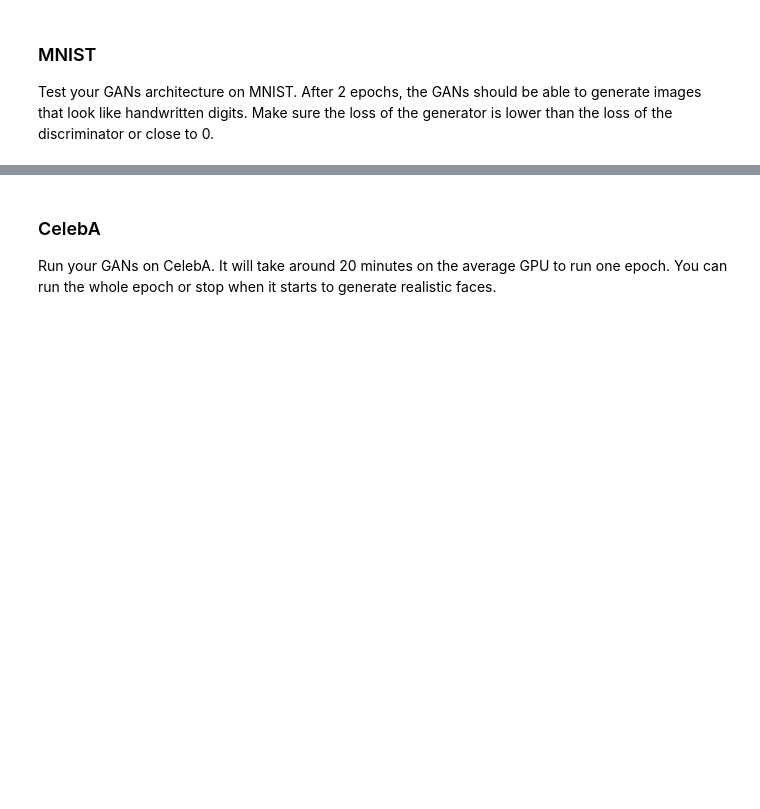
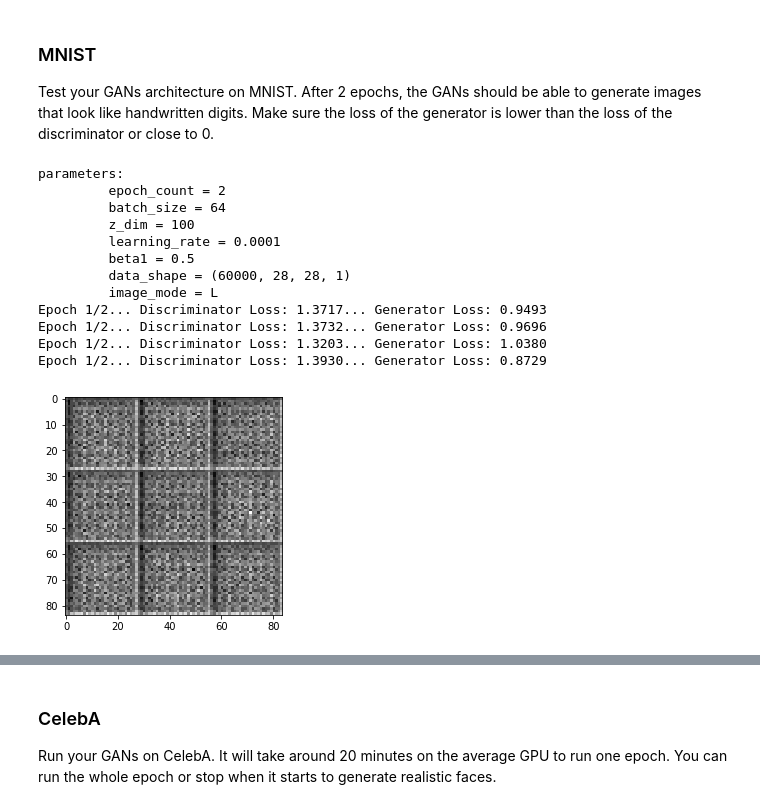
Before and after one commit to stephenjfox/udacity-nd101-deep-learning, a Jupyter notebook: week_final_unsupervised_learning/face_generation/dlnd_face_generation.ipynb, the cells around one changed output, grey strips where cells are left out. Drawn from its saved outputs; the diff is of its cells as text; code cells hidden in the pictures; blank space fills up the shorter version.

```diff
--- a/week_final_unsupervised_learning/face_generation/dlnd_face_generation.ipynb
+++ b/week_final_unsupervised_learning/face_generation/dlnd_face_generation.ipynb
@@ -161,19 +161,23 @@ def discriminator(images, reuse=False):
         conv0 = conv2d_leaky(images, 32, strides=1, padding='same')
         conv0 = tf.nn.dropout(conv0, keep_prob)
 
-        conv1 = conv2d_leaky(images, 32, strides=2, padding='same')
+        conv1 = conv2d_leaky(images, 64, strides=2, padding='same')
         conv1 = tf.nn.dropout(conv1, keep_prob)
-        # now 14x14x32
+        # now 14x14x64
 
-        conv2 = conv2d_leaky(conv1, 64)
+        conv2 = conv2d_leaky(conv1, 128)
         conv2 = tf.nn.dropout(conv2, keep_prob)
-        # now 7x7x64
+        # now 7x7x128
 
-        conv3 = conv2d_leaky(conv2, 128, strides=1, padding='valid')
+        conv3 = conv2d_leaky(conv2, 256, strides=2, padding='same')
         conv3 = tf.nn.dropout(conv3, keep_prob)
-        # now 5x5x128
+        # now 4x4x256
 
-        flat = tf.reshape(conv3, (-1, 5 * 5 * 128))
+        conv4 = conv2d_leaky(conv3, 512, strides=1, padding='same')
+        conv4 = tf.nn.dropout(conv4, keep_prob)
+
+
+        flat = tf.reshape(conv3, (-1, 2 * 2 * 512))
 
         logits = tf.layers.dense(flat, 1)
         out = tf.nn.sigmoid(logits)
@@ -388,18 +433,32 @@ def train(epoch_count, batch_size, z_dim, learning_rate, beta1, get_batches, dat
 ### MNIST
 Test your GANs architecture on MNIST.  After 2 epochs, the GANs should be able to generate images that look like handwritten digits.  Make sure the loss of the generator is lower than the loss of the discriminator or close to 0.
 # %%
-batch_size = None
-z_dim = None
-learning_rate = None
-beta1 = None
+batch_size = 64
+z_dim = 100
+learning_rate = 0.0001
+beta1 = 0.5
 
 
 """
 DON'T MODIFY ANYTHING IN THIS CELL THAT IS BELOW THIS LINE
 """
 epochs = 2
 
 mnist_dataset = helper.Dataset('mnist', glob(os.path.join(data_dir, 'mnist/*.jpg')))
 with tf.Graph().as_default():
     train(epochs, batch_size, z_dim, learning_rate, beta1, mnist_dataset.get_batches,
           mnist_dataset.shape, mnist_dataset.image_mode)
+# %% [output]
+parameters:
+         epoch_count = 2
+         batch_size = 64
+         z_dim = 100
+         learning_rate = 0.0001
+         beta1 = 0.5
+         data_shape = (60000, 28, 28, 1)
+         image_mode = L
+Epoch 1/2... Discriminator Loss: 1.3717... Generator Loss: 0.9493
+Epoch 1/2... Discriminator Loss: 1.3732... Generator Loss: 0.9696
+Epoch 1/2... Discriminator Loss: 1.3203... Generator Loss: 1.0380
+Epoch 1/2... Discriminator Loss: 1.3930... Generator Loss: 0.8729
+[figure, added]
```
Also changed, not shown: parts of 4 cells of this notebook.
